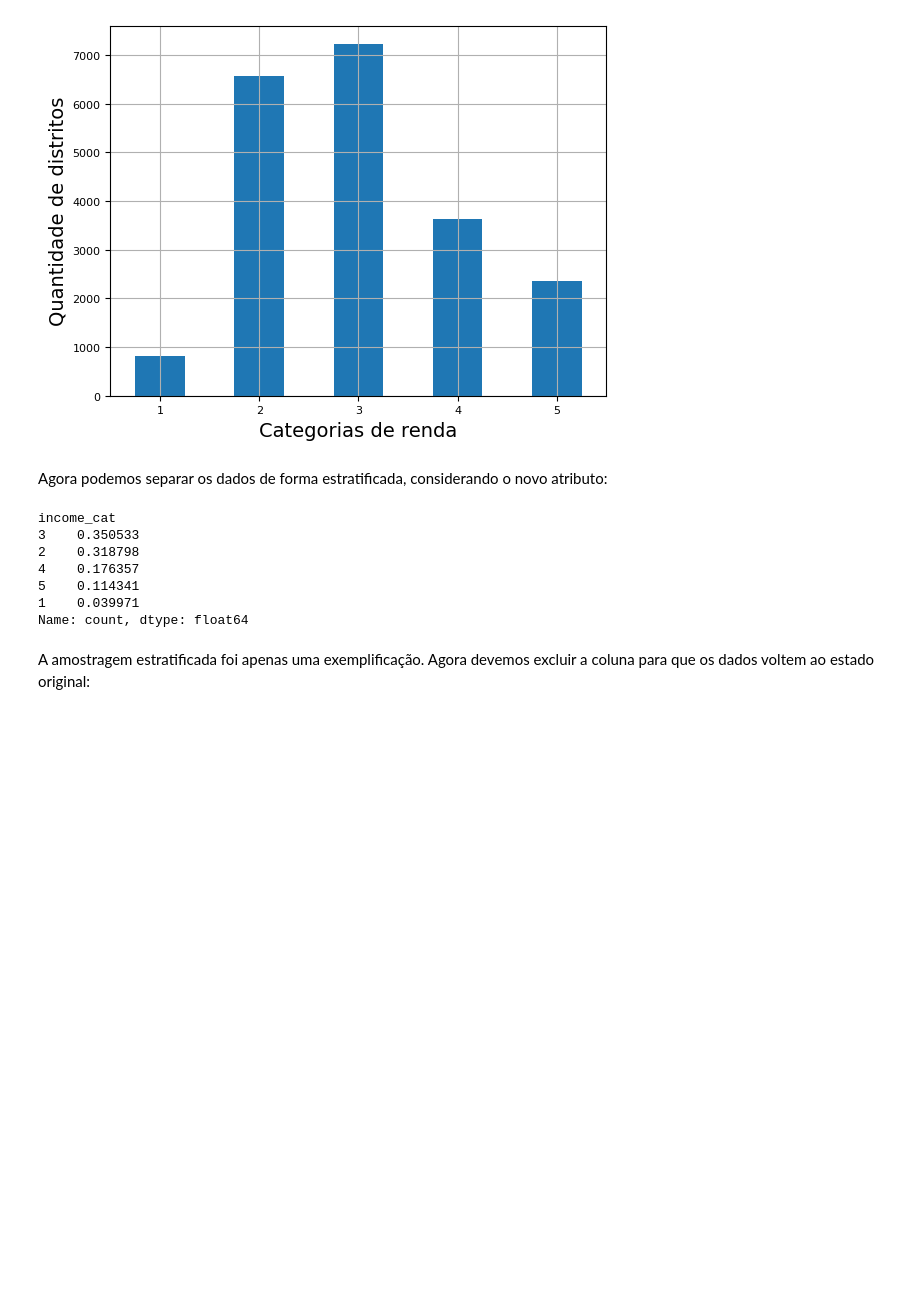
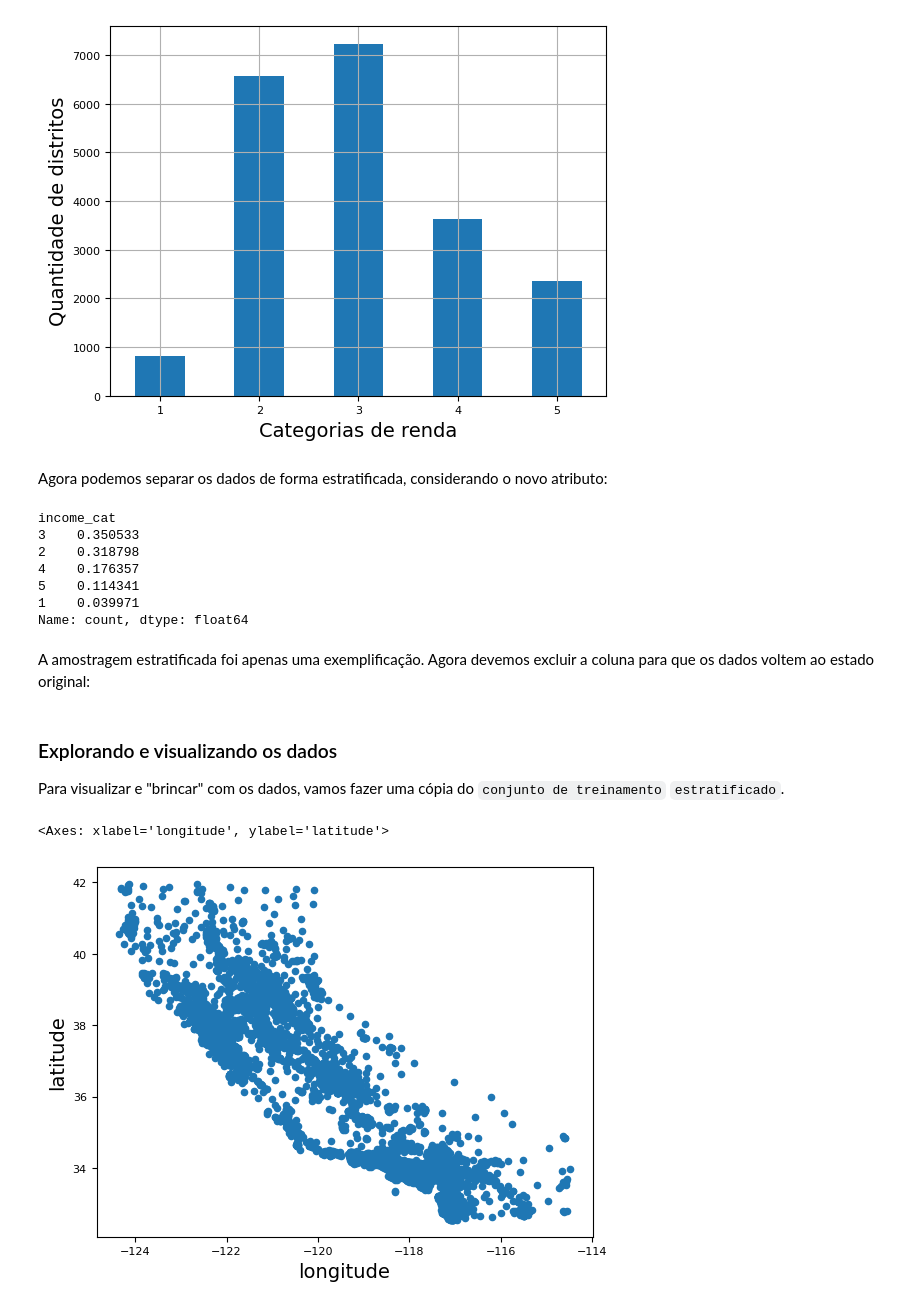
Before and after one commit to EvandroJRSilva/UniML, a Jupyter notebook: src/aula05/aula05.ipynb, the cells around one changed output. Drawn from its saved outputs; the diff is of its cells as text; code cells hidden in the pictures; blank space fills up the shorter version.

```diff
--- a/src/aula05/aula05.ipynb
+++ b/src/aula05/aula05.ipynb
@@ -268,3 +269,15 @@ A amostragem estratificada foi apenas uma exemplificação. Agora devemos exclui
 # %%
 for conjunto in (strat_train_set, strat_test_set):
     conjunto.drop("income_cat", axis=1, inplace=True)
+# %% [markdown]
+### Explorando e visualizando os dados
+
+Para visualizar e "brincar" com os dados, vamos fazer uma cópia do `conjunto de treinamento` `estratificado`.
+# %%
+# Copiamos do conjunto estratificado para vermos um conjunto de dados que reflete a realidade ao mesmo tempo em que deixamos de fora o conjunto de teste.
+copia = strat_train_set.copy()
+# %%
+copia.plot(kind="scatter", x="longitude", y="latitude")
+# %% [output]
+<Axes: xlabel='longitude', ylabel='latitude'>
+[figure, added]
```
Also changed, not shown: parts of 14 cells of this notebook, 1 other file.
